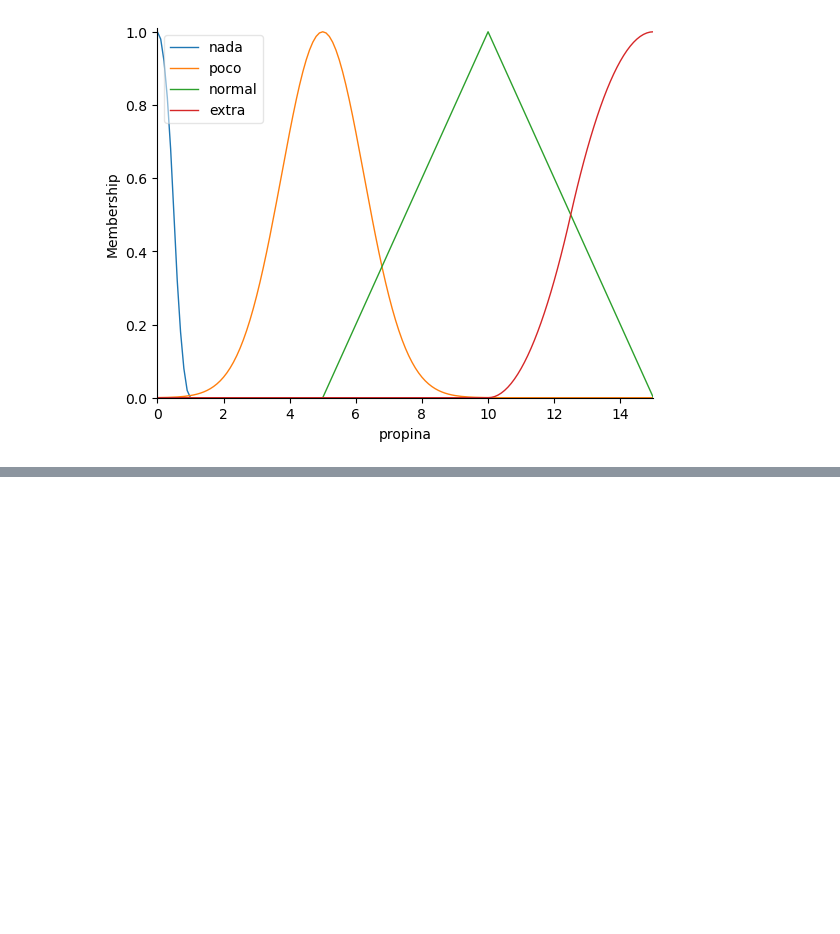
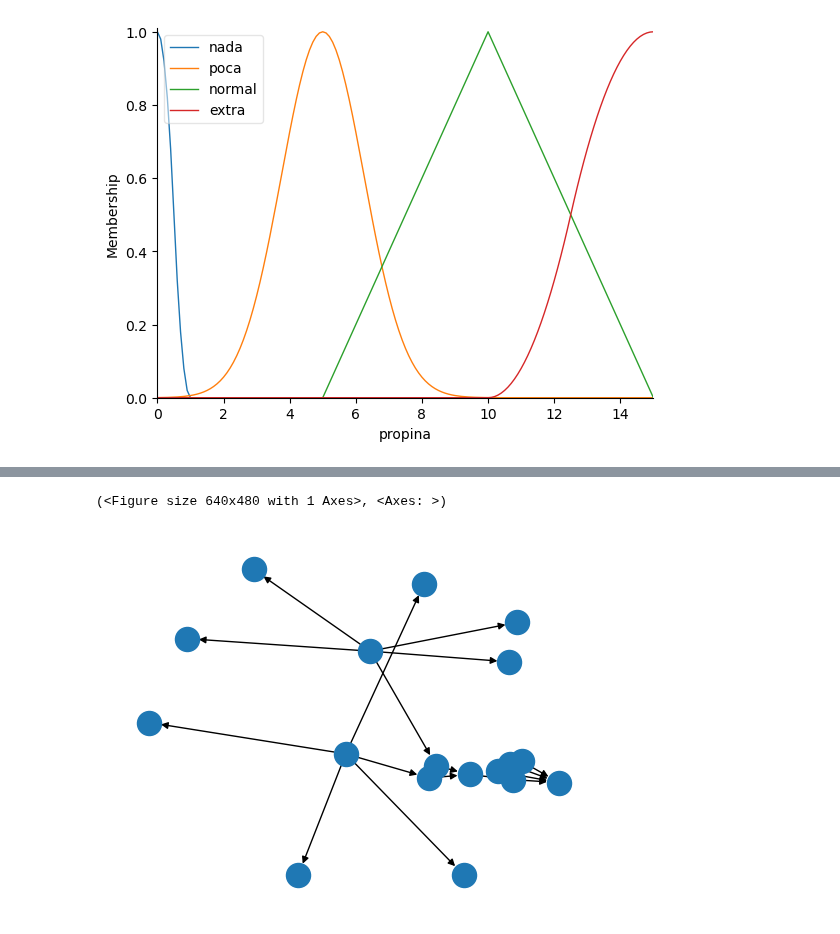
Before and after one commit to TEL-USM/IPD434, a Jupyter notebook: Clases/02_SistemasDifusos/02_SciKit_Fuzzy.ipynb, the cells around one changed output, grey strips where cells are left out. Drawn from its saved outputs; the diff is of its cells as text; code cells hidden in the pictures; blank space fills up the shorter version.

```diff
--- a/Clases/02_SistemasDifusos/02_SciKit_Fuzzy.ipynb
+++ b/Clases/02_SistemasDifusos/02_SciKit_Fuzzy.ipynb
@@ -80,10 +89,11 @@ atención.view()
 # %% [output]
 [figure]
 # %%
-salida=["nada", "poco", "normal", "extra"]
+# Consecuente y funciones de pertenencia
+salida=["nada", "poca", "normal", "extra"]
 propina.automf(names=salida) #comenzamos con automático
-propina["nada"]=fuzz.zmf(propina.universe,0,1)
-propina["poco"]=fuzz.gaussmf(propina.universe, 5, 1.25)
+propina["nada"]=fuzz.zmf(propina.universe,0,1) #sobreescribimos algunas
+propina["poca"]=fuzz.gaussmf(propina.universe, 5, 1.25)
 propina["extra"]=fuzz.smf(propina.universe,10,15)
 propina.view()
 # %% [output]
@@ -110,0 +112,14 @@ propina.view()
+# %%
+# Cada regla relaciona antecedentes con consecuentes. Los resuelve segun su valor de la función de membresía.
+regla1 = ctrl.Rule(calidad['pésima'] & atención['amarga'], propina['nada'])
+regla2 = ctrl.Rule(calidad['malita'] | calidad['piola'], propina['poca'])
+regla3 = ctrl.Rule(atención['pesada'] | atención['noesni'], propina['poca'])
+regla4_5 = ctrl.Rule((calidad['de pana'] | atención['tela']), propina['normal'])
+regla6 = ctrl.Rule(calidad['basadísimo'] & atención['joya'], propina['extra'])
+
+#pésima, malita, piola, de pana, basadísimo
+# View permite ver la complejidad del tema, donde los nodos de termino son los posibles balores que puede tomar el consecuente.
+regla6.view()
+# %% [output]
+(<Figure size 640x480 with 1 Axes>, <Axes: >)
+[figure, added]
```
Also changed, not shown: parts of 11 cells of this notebook, 1 other file.
